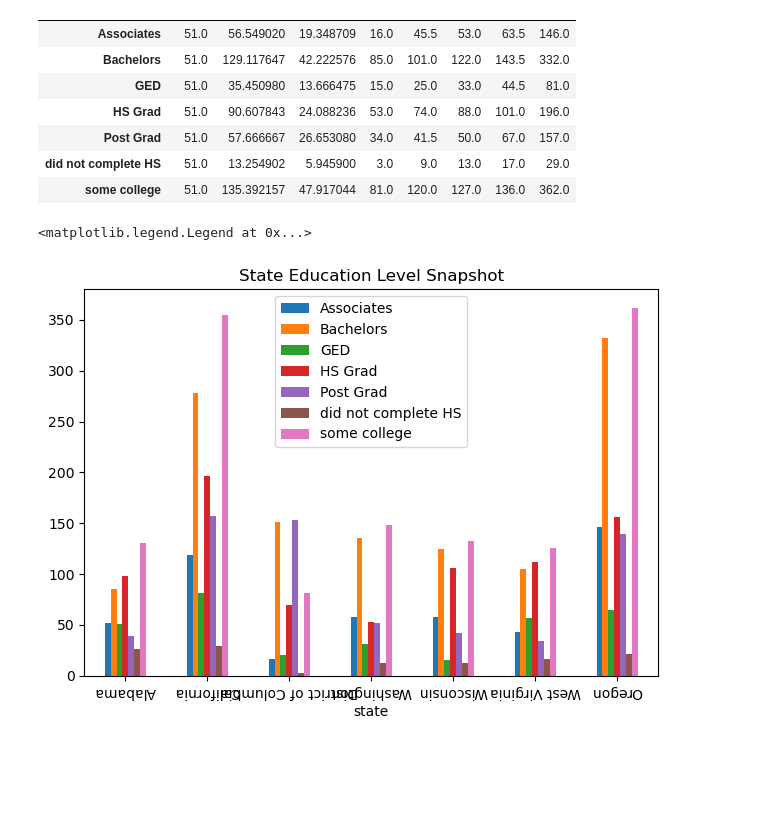
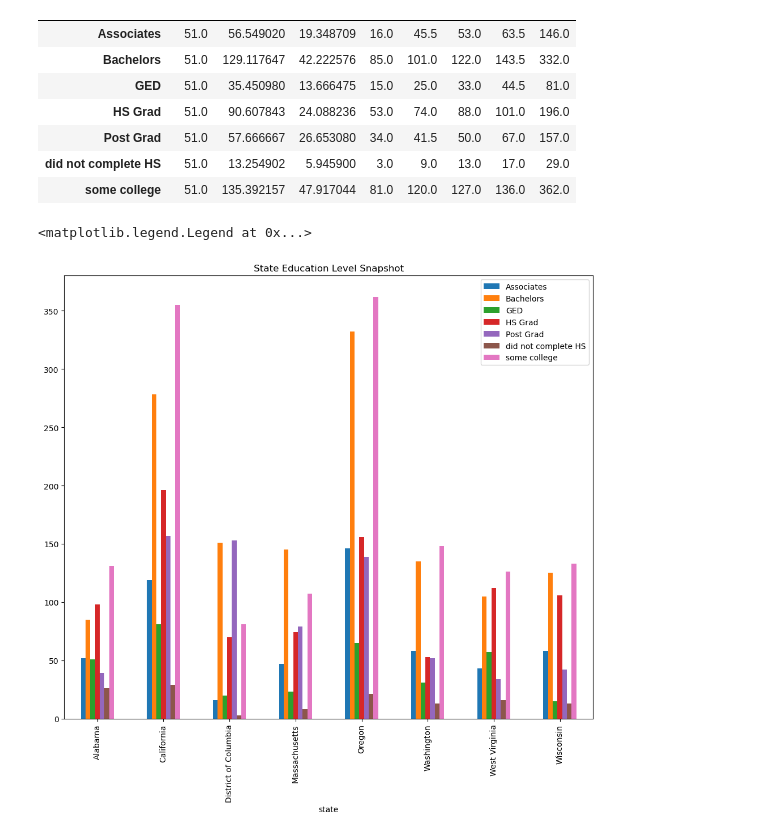
Before and after one commit to jhardin7612/financial_capability_study, a Jupyter notebook: notebooks/new_viz.ipynb, the cells around one changed output. Drawn from its saved outputs; the diff is of its cells as text; code cells hidden in the pictures; blank space fills up the shorter version.

```diff
--- a/notebooks/new_viz.ipynb
+++ b/notebooks/new_viz.ipynb
@@ -135,15 +142,15 @@ ed_lvl_pivot.describe().T
 | did not complete HS | 51.0 | 13.254902 | 5.945900 | 3.0 | 9.0 | 13.0 | 17.0 | 29.0 |
 | some college | 51.0 | 135.392157 | 47.917044 | 81.0 | 120.0 | 127.0 | 136.0 | 362.0 |
 # %%
-max_min_states = ed_lvl_pivot.loc[['Alabama', 'California', 'District of Columbia', 'Washington',
-                            'Wisconsin', 'West Virginia', 'Oregon']]
+max_min_states = ed_lvl_pivot.loc[['Alabama', 'California', 'District of Columbia','Massachusetts', 'Oregon',
+                                    'Washington','West Virginia', 'Wisconsin' ]]
 
 # Creating Plot
-max_min_states.plot(kind='bar')
+max_min_states.plot(kind='bar', figsize= (10,10))
 
 #Adding Details
 plt.title('State Education Level Snapshot')
-plt.legend(loc='upper center')
+plt.legend(loc='upper right')
 # %% [output]
 <matplotlib.legend.Legend at 0x...>
-[figure, old version]
+[figure, new version]
```
Also changed, not shown: parts of 2 cells of this notebook, 4 other files.
